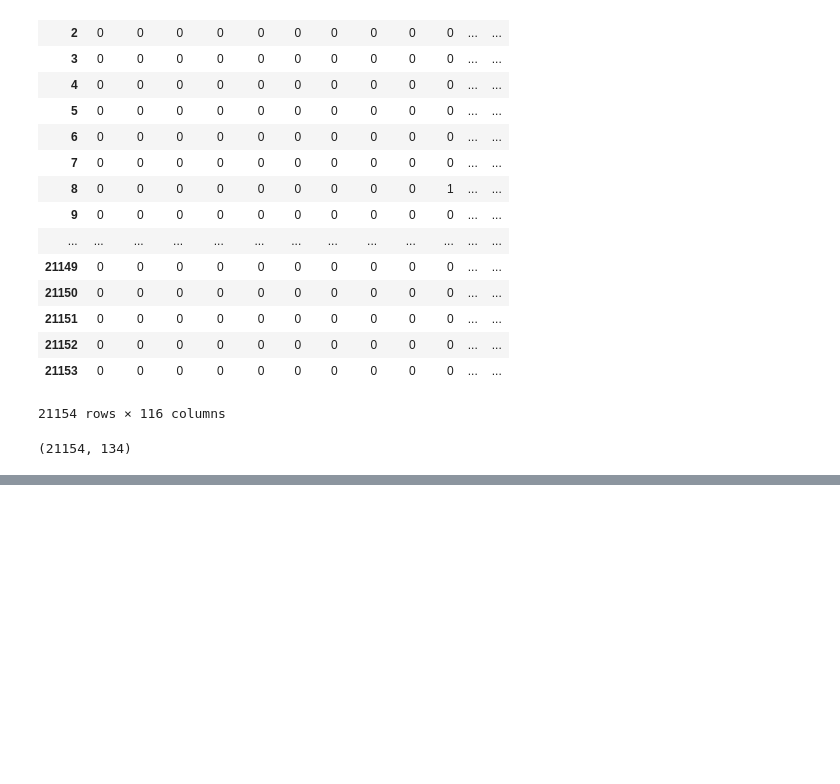
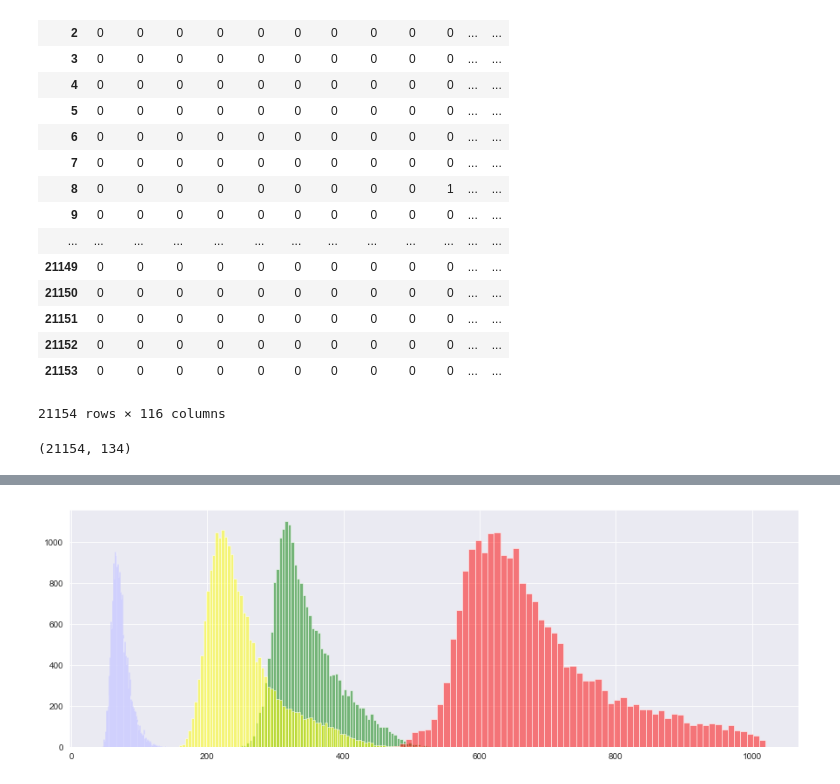
Before and after one commit to AdamLiscia/Ironman, a Jupyter notebook: Untitled1.ipynb, the cells around one changed output, grey strips where cells are left out. Cells and saved outputs as stored; diff of their text form; code cells hidden in the pictures; blank space fills up the shorter version.

```diff
--- a/Untitled1.ipynb
+++ b/Untitled1.ipynb
@@ -145,0 +166,10 @@ features
+# %%
+sns.set_style('darkgrid')
+plt.figure(figsize= (15,5))
+plt.hist(target_swim, bins='auto', alpha = .5, color = 'blue')
+plt.hist(target_bike, bins='auto', alpha = .5, color = 'green')
+plt.hist(target_run, bins='auto', alpha = .5, color = 'yellow')
+plt.hist(target_finish, bins='auto', alpha = .5, color = 'red')
+plt.show()
+# %% [output]
+[figure, added]
```
Also changed, not shown: parts of 7 cells of this notebook.
